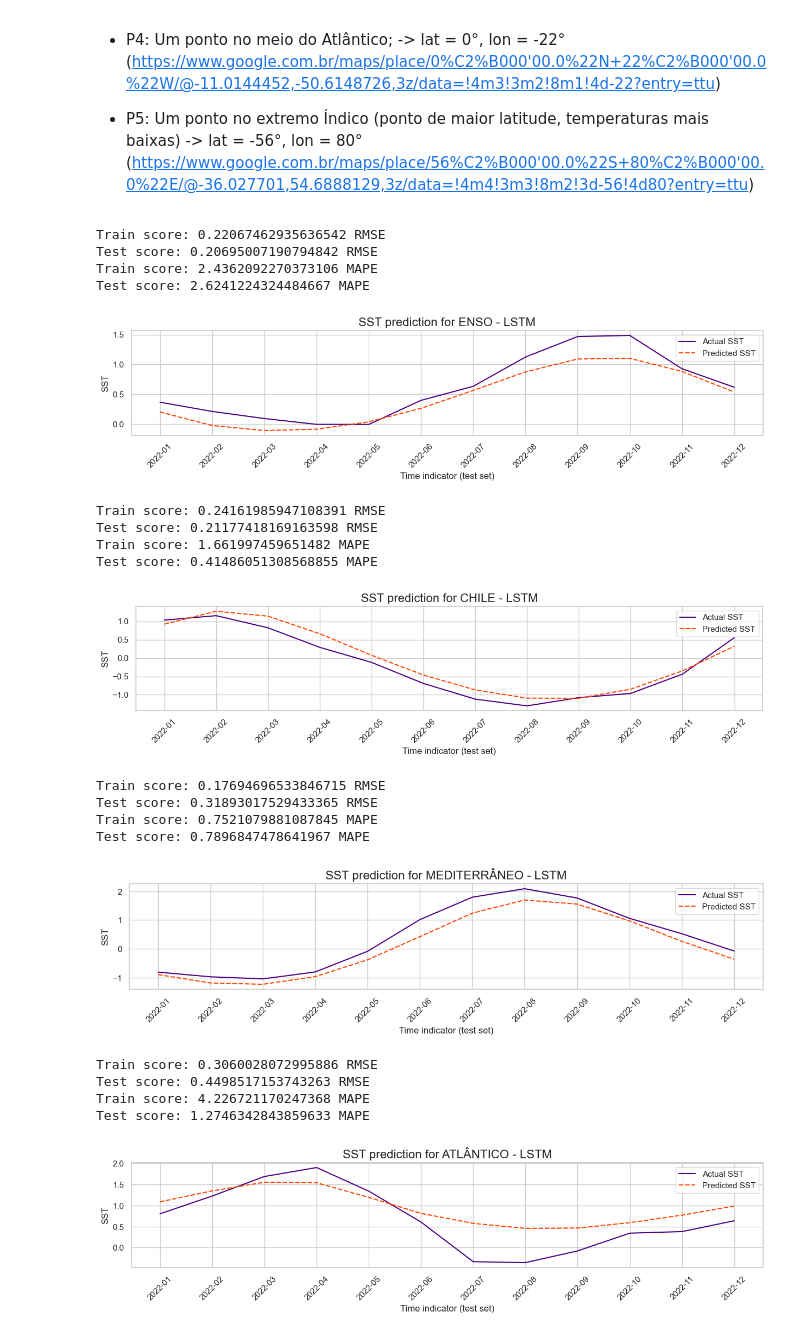
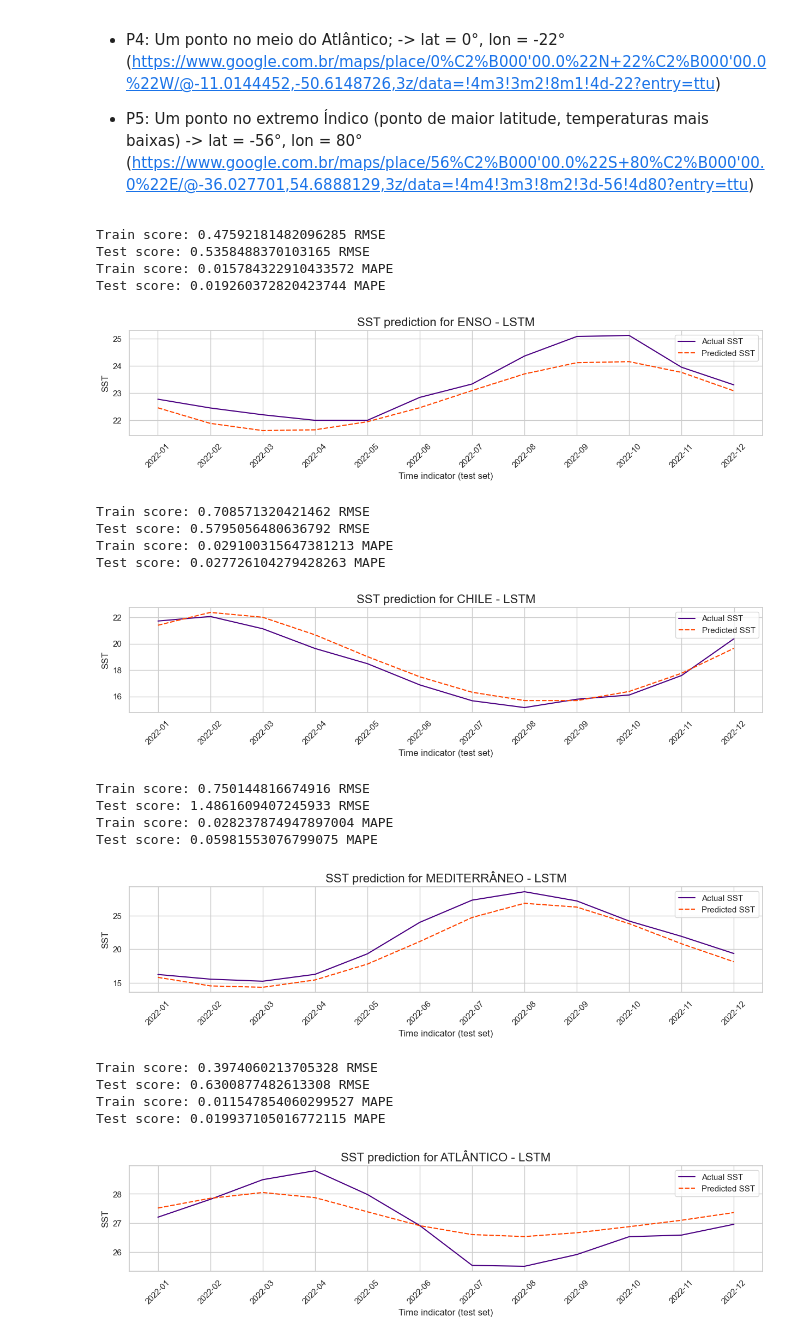
Before and after one commit to matheusvictal/sst-time-series-ml, a Jupyter notebook: source/3_lstm.ipynb, the cells around one changed output. Saved outputs shown, nothing was run; the diff lists cells and outputs as text; code cells hidden in the pictures.

Commit message:
refactor(source): normalization scaler correction
Signed-off-by: Matheus <matheuscerqueira042@gmail.com>

```diff
--- a/source/3_lstm.ipynb
+++ b/source/3_lstm.ipynb
@@ -61,12 +61,16 @@ p3_medit = p3_medit.reset_index().drop(['lat','lon'], axis=1).set_index('time')
 p4_atlan = p4_atlan.reset_index().drop(['lat','lon'], axis=1).set_index('time')
 p5_indic = p5_indic.reset_index().drop(['lat','lon'], axis=1).set_index('time')
 # %%
-scaler = MinMaxScaler(feature_range=(-1, 1))
-p1_enso['sst'] = scaler.fit_transform(p1_enso['sst'].values.reshape(-1, 1))
-p2_chile['sst'] = scaler.fit_transform(p2_chile['sst'].values.reshape(-1, 1))
-p3_medit['sst'] = scaler.fit_transform(p3_medit['sst'].values.reshape(-1, 1))
-p4_atlan['sst'] = scaler.fit_transform(p4_atlan['sst'].values.reshape(-1, 1))
-p5_indic['sst'] = scaler.fit_transform(p5_indic['sst'].values.reshape(-1, 1))
+scaler1 = MinMaxScaler(feature_range=(-1, 1))
+p1_enso['sst'] = scaler1.fit_transform(p1_enso['sst'].values.reshape(-1, 1))
+scaler2 = MinMaxScaler(feature_range=(-1, 1))
+p2_chile['sst'] = scaler2.fit_transform(p2_chile['sst'].values.reshape(-1, 1))
+scaler3 = MinMaxScaler(feature_range=(-1, 1))
+p3_medit['sst'] = scaler3.fit_transform(p3_medit['sst'].values.reshape(-1, 1))
+scaler4 = MinMaxScaler(feature_range=(-1, 1))
+p4_atlan['sst'] = scaler4.fit_transform(p4_atlan['sst'].values.reshape(-1, 1))
+scaler5 = MinMaxScaler(feature_range=(-1, 1))
+p5_indic['sst'] = scaler5.fit_transform(p5_indic['sst'].values.reshape(-1, 1))
 # %%
 from netuno.lstm_functions import *
 # %%
@@ -99,13 +103,13 @@ for i in range(12):
         current_view = torch.cat([current_view.reshape(-1), y_pred.reshape(-1)])[1:].reshape(1,11,1)
         y_pred_blind.append(y_pred)
 
-model_performance(scaler, y_train, y_pred_train, y_test[:12], torch.cat(y_pred_blind), name, 'LSTM')
+model_performance(scaler1, y_train, y_pred_train, y_test[:12], torch.cat(y_pred_blind), name, 'LSTM')
 # %% [output]
-Train score: 0.22067462935636542 RMSE
-Test score: 0.20695007190794842 RMSE
-Train score: 2.4362092270373106 MAPE
-Test score: 2.6241224324484667 MAPE
+Train score: 0.47592181482096285 RMSE
+Test score: 0.5358488370103165 RMSE
+Train score: 0.015784322910433572 MAPE
+Test score: 0.019260372820423744 MAPE
-[figure, old version]
+[figure, new version]
 # %%
 name = 'CHILE - LSTM'
 
@@ -136,13 +140,13 @@ for i in range(12):
         current_view = torch.cat([current_view.reshape(-1), y_pred.reshape(-1)])[1:].reshape(1,11,1)
         y_pred_blind.append(y_pred)
 
-model_performance(scaler, y_train, y_pred_train, y_test[:12], torch.cat(y_pred_blind), name, 'LSTM')
+model_performance(scaler2, y_train, y_pred_train, y_test[:12], torch.cat(y_pred_blind), name, 'LSTM')
 # %% [output]
-Train score: 0.24161985947108391 RMSE
-Test score: 0.21177418169163598 RMSE
-Train score: 1.661997459651482 MAPE
-Test score: 0.41486051308568855 MAPE
+Train score: 0.708571320421462 RMSE
+Test score: 0.5795056480636792 RMSE
+Train score: 0.029100315647381213 MAPE
+Test score: 0.027726104279428263 MAPE
-[figure, old version]
+[figure, new version]
 # %%
 name = 'MEDITERRÂNEO - LSTM'
 
@@ -173,50 +177,50 @@ for i in range(12):
         current_view = torch.cat([current_view.reshape(-1), y_pred.reshape(-1)])[1:].reshape(1,11,1)
         y_pred_blind.append(y_pred)
 
-model_performance(scaler, y_train, y_pred_train, y_test[:12], torch.cat(y_pred_blind), name, 'LSTM')
+model_performance(scaler3, y_train, y_pred_train, y_test[:12], torch.cat(y_pred_blind), name, 'LSTM')
 # %% [output]
-Train score: 0.17694696533846715 RMSE
-Test score: 0.31893017529433365 RMSE
-Train score: 0.7521079881087845 MAPE
-Test score: 0.7896847478641967 MAPE
+Train score: 0.750144816674916 RMSE
+Test score: 1.4861609407245933 RMSE
+Train score: 0.028237874947897004 MAPE
+Test score: 0.05981553076799075 MAPE
-[figure, old version]
+[figure, new version]
 # %%
 name = 'ATLÂNTICO - LSTM'
 
 X_train, y_train, X_test, y_test = create_split_data(ts=p4_atlan, lookback=12, test_start=default_start)
 model = LSTM_base(input_dim=1, hidden_size=64, num_layers=1, output_dim=1)
 
 # funcao perda: MSE Loss
 loss_function = nn.MSELoss()
 
 # otimizadorAdam com lr=.005
 optimizer = torch.optim.Adam(model.parameters(), lr=.002)
 
 history_train, y_pred_train, y_pred_test = training_and_evaluate(model=model,
                                                                  epochs=100,
                                                                  loss_function=loss_function,
                                                                  optimizer=optimizer,
                                                                  X_train=X_train,
                                                                  y_train=y_train,
                                                                  X_test=X_test,
                                                                  verbose=False)
 
 current_view = X_test[0:1]
 y_pred_blind = []
 
 for i in range(12):
     with torch.no_grad():
         y_pred = model.forward(current_view)
         current_view = torch.cat([current_view.reshape(-1), y_pred.reshape(-1)])[1:].reshape(1,11,1)
         y_pred_blind.append(y_pred)
 
-model_performance(scaler, y_train, y_pred_train, y_test[:12], torch.cat(y_pred_blind), name, 'LSTM')
+model_performance(scaler4, y_train, y_pred_train, y_test[:12], torch.cat(y_pred_blind), name, 'LSTM')
 # %% [output]
-Train score: 0.3060028072995886 RMSE
-Test score: 0.4498517153743263 RMSE
-Train score: 4.226721170247368 MAPE
-Test score: 1.2746342843859633 MAPE
+Train score: 0.3974060213705328 RMSE
+Test score: 0.6300877482613308 RMSE
+Train score: 0.011547854060299527 MAPE
+Test score: 0.019937105016772115 MAPE
-[figure, old version]
+[figure, new version]
 # %%
 name = 'ÍNDICO - LSTM'
 
```
Also changed, not shown: parts of 1 cell of this notebook.
